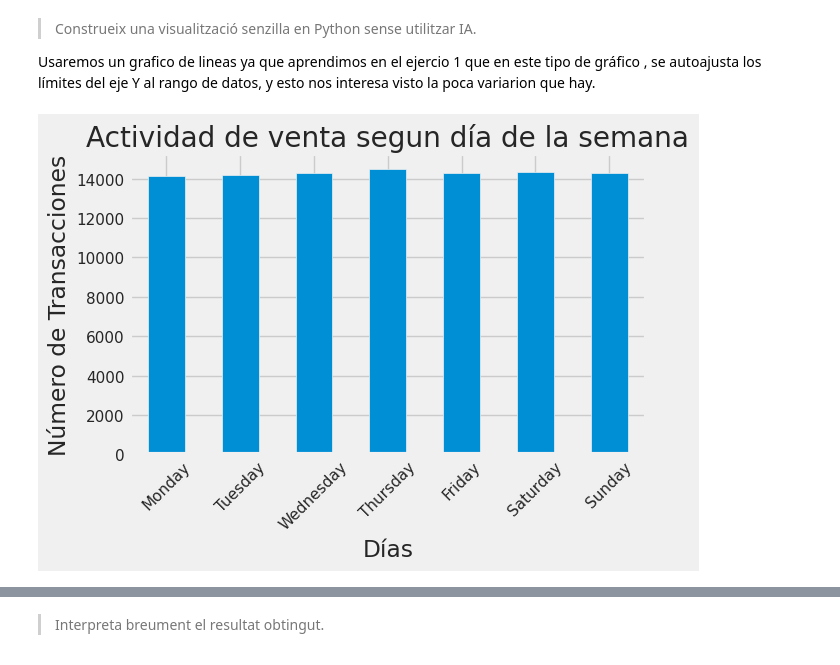
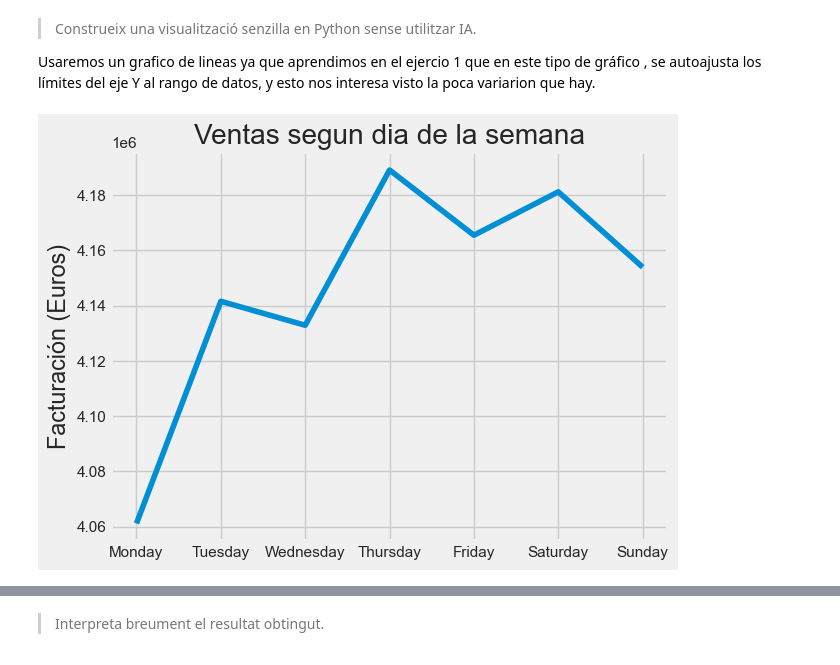
Before and after one commit to melinaauradon/ITAcademy, a Jupyter notebook: sprint 9/sprint_9.ipynb, the cells around one changed output, grey strips where cells are left out. Saved outputs shown, nothing was run; the diff lists cells and outputs as text; code cells hidden in the pictures.

```diff
--- a/sprint 9/sprint_9.ipynb
+++ b/sprint 9/sprint_9.ipynb
@@ -22,0 +26,20 @@ df.head()
+# %%
+from sqlalchemy import create_engine
+
+# datos de conexión
+usuario = 'root'
+host = 'localhost'
+puerto = '3306'
+base_de_datos = 'merchandising'
+contrasena="passwordsql"
+
+# Crear el motor de conexión (Engine)
+cadena_conexion = f"mysql+pymysql://{usuario}:{contrasena}@{host}:{puerto}/{base_de_datos}"
+engine = create_engine(cadena_conexion)
+
+# Importar tabla directamente a un DataFrame de Pandas
+nombre_tabla = 'transactions'
+df = pd.read_sql_table(nombre_tabla, con=engine)
+
+# 5. Mostrar el resultado
+df.head()
@@ -67,3 +93,0 @@ Convertimos la columna 'timestamp' al formato nativo datetime64.
-# %%
-df = pd.read_csv('/content/drive/MyDrive/Colab Notebooks/N1-Ex.8__transactions.csv', sep=';', parse_dates=["timestamp"])
-df.head()
@@ -557,14 +532,13 @@ dtype: int64
 Usaremos un grafico de lineas ya que aprendimos en el ejercio 1 que en este tipo de gráfico , se autoajusta los límites del eje Y al rango de datos, y esto nos interesa visto la poca variarion que hay.
 # %%
 plt.style.use('fivethirtyeight')
-ventas_por_dia.plot(
-    kind='bar',
-    title='Actividad de venta segun día de la semana',
-    ylabel='Número de Transacciones',
-    xlabel='Días'
+registros_anuales.plot(
+    kind="line",
+    title='Ventas segun dia de la semana',
+    ylabel='Facturación (Euros)',
+    xlabel='',
 )
-plt.xticks(rotation=45)
-plt.tight_layout()
+
 plt.show()
 # %% [output]
-[figure, old version]
+[figure, new version]
```
Also changed, not shown: parts of 68 cells of this notebook.
